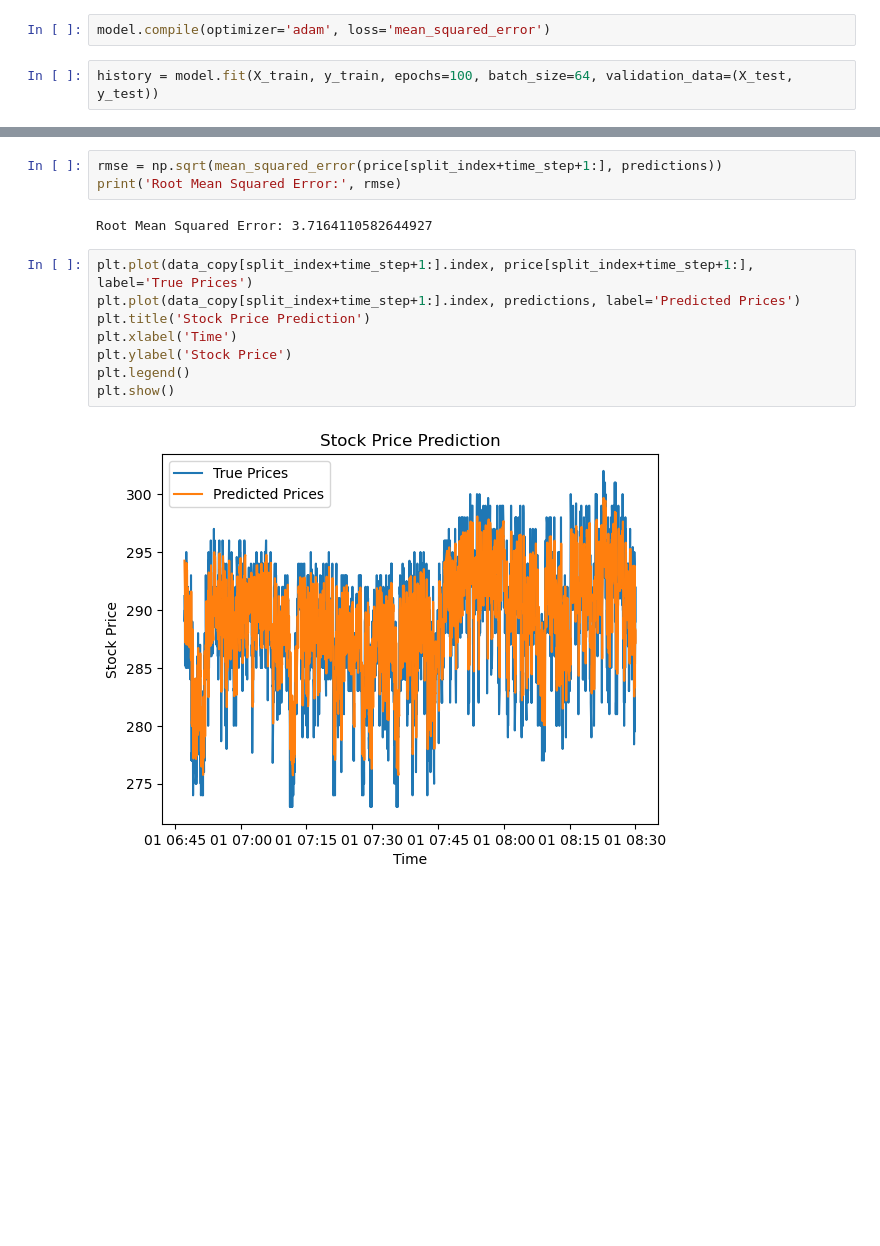
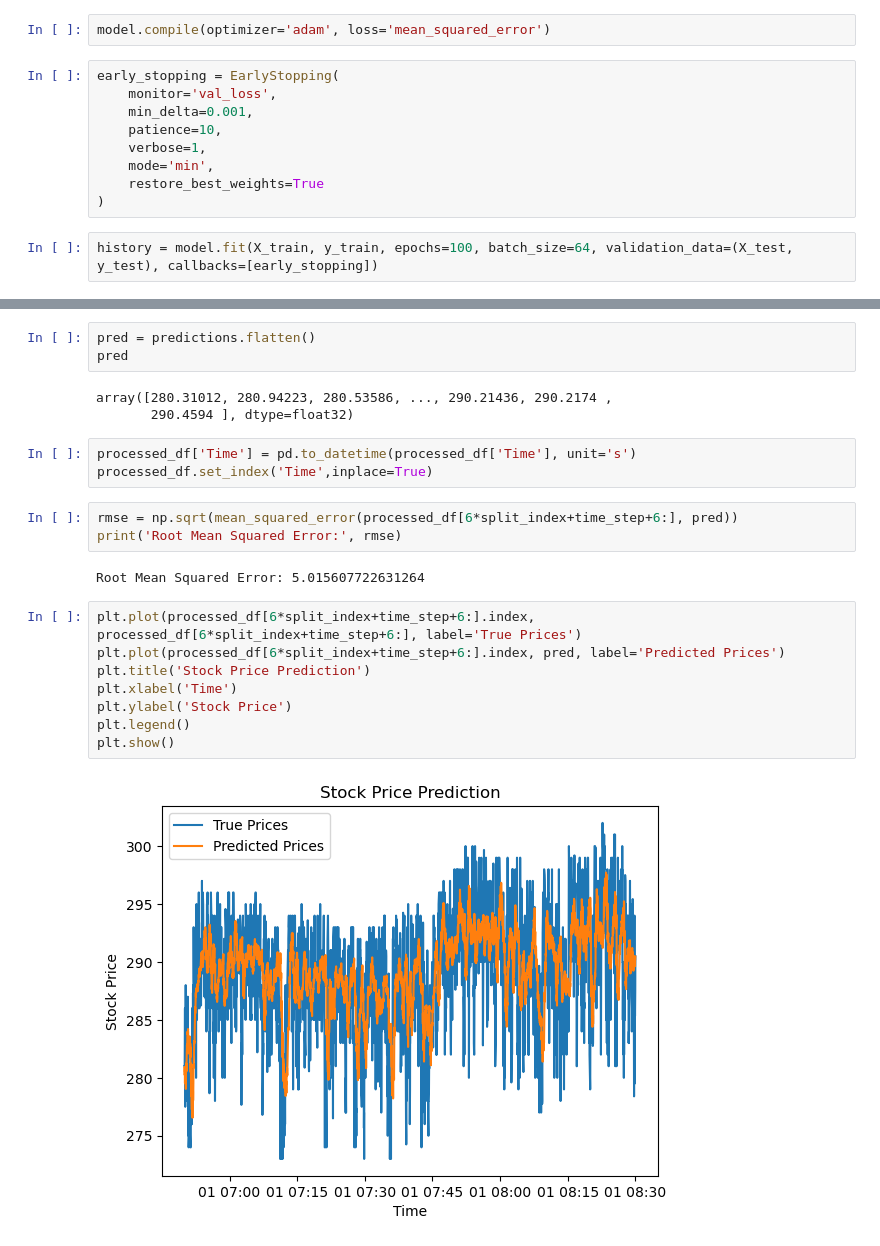
Before and after one commit to UoB-DSMP-2023-24/dsmp-2024-group17, a Jupyter notebook: LSTM.ipynb, the cells around one changed output, grey strips where cells are left out. Saved outputs shown, nothing was run; the diff lists cells and outputs as text; blank space fills up the shorter version.

```diff
--- a/LSTM.ipynb
+++ b/LSTM.ipynb
@@ -71,6 +178,15 @@ model.add(Dense(units=1))
 # %%
 model.compile(optimizer='adam', loss='mean_squared_error')
+# %%
+early_stopping = EarlyStopping(
+    monitor='val_loss',
+    min_delta=0.001,
+    patience=10,
+    verbose=1,
+    mode='min',
+    restore_best_weights=True
+)
 # %%
-history = model.fit(X_train, y_train, epochs=100, batch_size=64, validation_data=(X_test, y_test))
+history = model.fit(X_train, y_train, epochs=100, batch_size=64, validation_data=(X_test, y_test), callbacks=[early_stopping])
 # %% [output]
 Epoch 1/100
@@ -109,15 +236,24 @@ predictions = scaler.inverse_transform(predictions)  # Inverse scaling
+# %%
+pred = predictions.flatten()
+pred
+# %% [output]
+array([280.31012, 280.94223, 280.53586, ..., 290.21436, 290.2174 ,
+       290.4594 ], dtype=float32)
+# %%
+processed_df['Time'] = pd.to_datetime(processed_df['Time'], unit='s')
+processed_df.set_index('Time',inplace=True)
 # %%
-rmse = np.sqrt(mean_squared_error(price[split_index+time_step+1:], predictions))
+rmse = np.sqrt(mean_squared_error(processed_df[6*split_index+time_step+6:], pred))
 print('Root Mean Squared Error:', rmse)
 # %% [output]
-Root Mean Squared Error: 3.7164110582644927
+Root Mean Squared Error: 5.015607722631264
 # %%
-plt.plot(data_copy[split_index+time_step+1:].index, price[split_index+time_step+1:], label='True Prices')
-plt.plot(data_copy[split_index+time_step+1:].index, predictions, label='Predicted Prices')
+plt.plot(processed_df[6*split_index+time_step+6:].index, processed_df[6*split_index+time_step+6:], label='True Prices')
+plt.plot(processed_df[6*split_index+time_step+6:].index, pred, label='Predicted Prices')
 plt.title('Stock Price Prediction')
 plt.xlabel('Time')
 plt.ylabel('Stock Price')
 plt.legend()
 plt.show()
 # %% [output]
-[figure, old version]
+[figure, new version]
```
Also changed, not shown: parts of 15 cells of this notebook.
